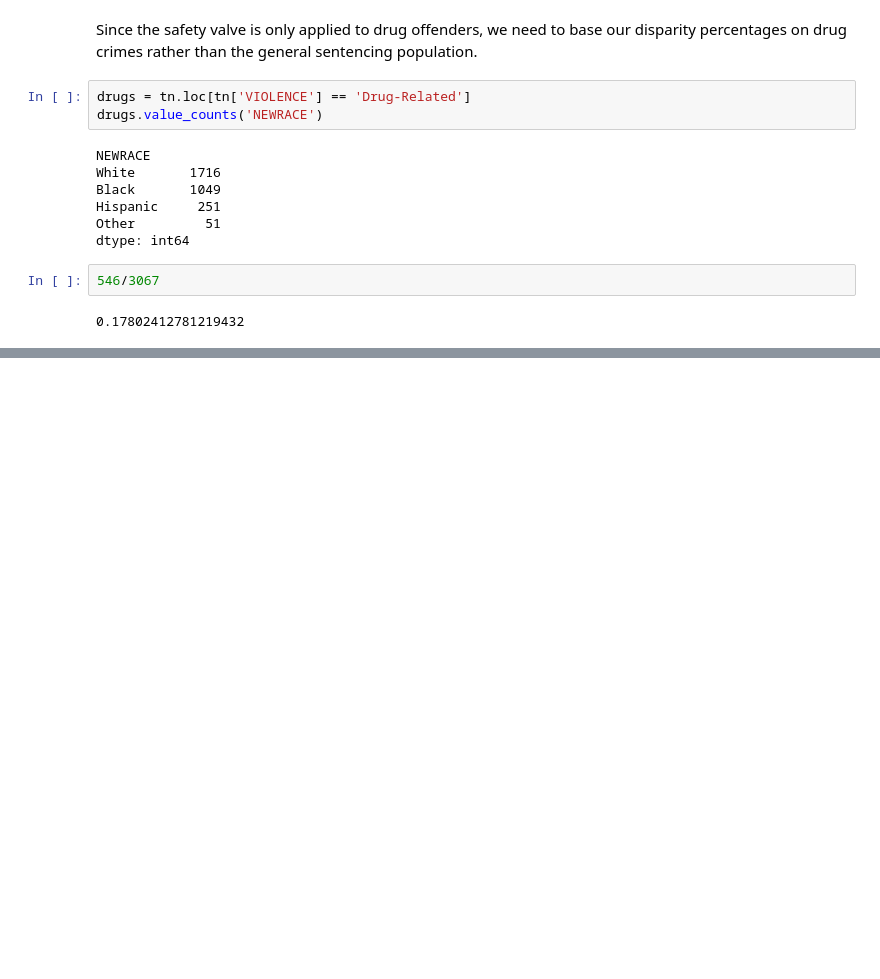
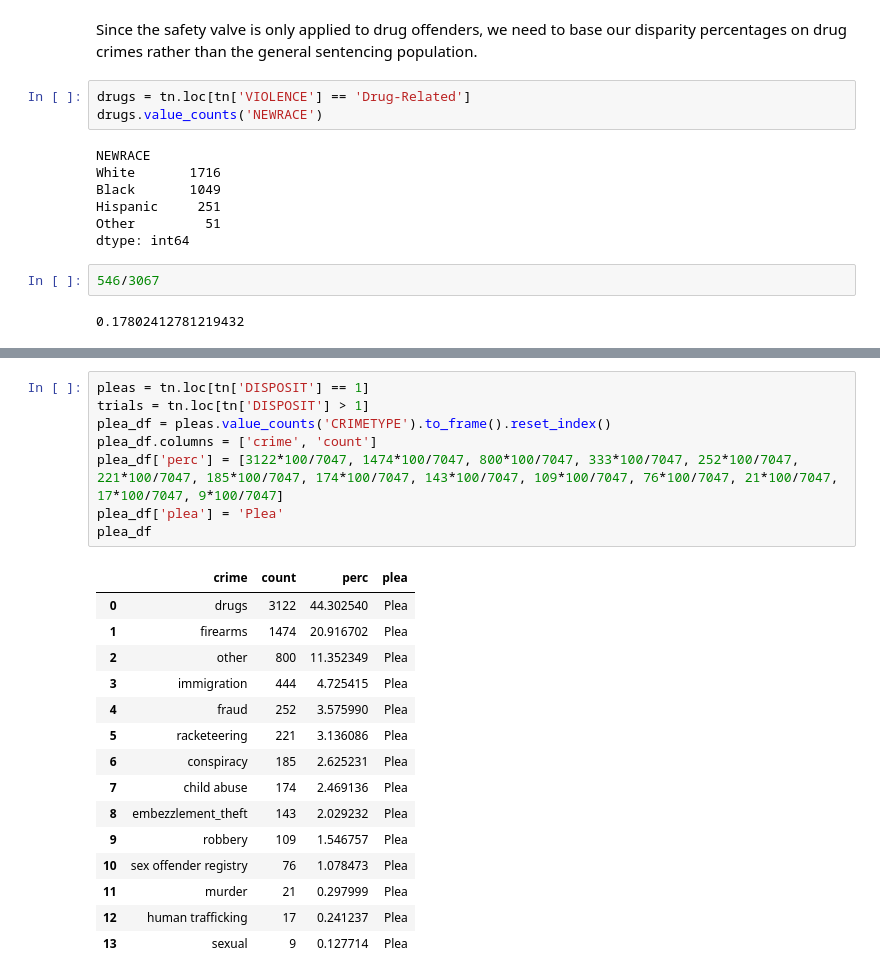
Before and after one commit to jenwhitson/sentencing_project, a Jupyter notebook: notebooks/supplemental_analysis.ipynb, the cells around one changed output, grey strips where cells are left out. Drawn from its saved outputs; the diff is of its cells as text; blank space fills up the shorter version.

```diff
--- a/notebooks/supplemental_analysis.ipynb
+++ b/notebooks/supplemental_analysis.ipynb
@@ -850,0 +859,24 @@ dtype: int64
+# %%
+pleas = tn.loc[tn['DISPOSIT'] == 1]
+trials = tn.loc[tn['DISPOSIT'] > 1]
+plea_df = pleas.value_counts('CRIMETYPE').to_frame().reset_index()
+plea_df.columns = ['crime', 'count']
+plea_df['perc'] = [3122*100/7047, 1474*100/7047, 800*100/7047, 333*100/7047, 252*100/7047, 221*100/7047, 185*100/7047, 174*100/7047, 143*100/7047, 109*100/7047, 76*100/7047, 21*100/7047, 17*100/7047, 9*100/7047]
+plea_df['plea'] = 'Plea'
+plea_df
+# %% [output]
+|  | crime | count | perc | plea |
+| 0 | drugs | 3122 | 44.302540 | Plea |
+| 1 | firearms | 1474 | 20.916702 | Plea |
+| 2 | other | 800 | 11.352349 | Plea |
+| 3 | immigration | 444 | 4.725415 | Plea |
+| 4 | fraud | 252 | 3.575990 | Plea |
+| 5 | racketeering | 221 | 3.136086 | Plea |
+| 6 | conspiracy | 185 | 2.625231 | Plea |
+| 7 | child abuse | 174 | 2.469136 | Plea |
+| 8 | embezzlement_theft | 143 | 2.029232 | Plea |
+| 9 | robbery | 109 | 1.546757 | Plea |
+| 10 | sex offender registry | 76 | 1.078473 | Plea |
+| 11 | murder | 21 | 0.297999 | Plea |
+| 12 | human trafficking | 17 | 0.241237 | Plea |
+| 13 | sexual | 9 | 0.127714 | Plea |
```
Also changed, not shown: parts of 7 cells of this notebook.
